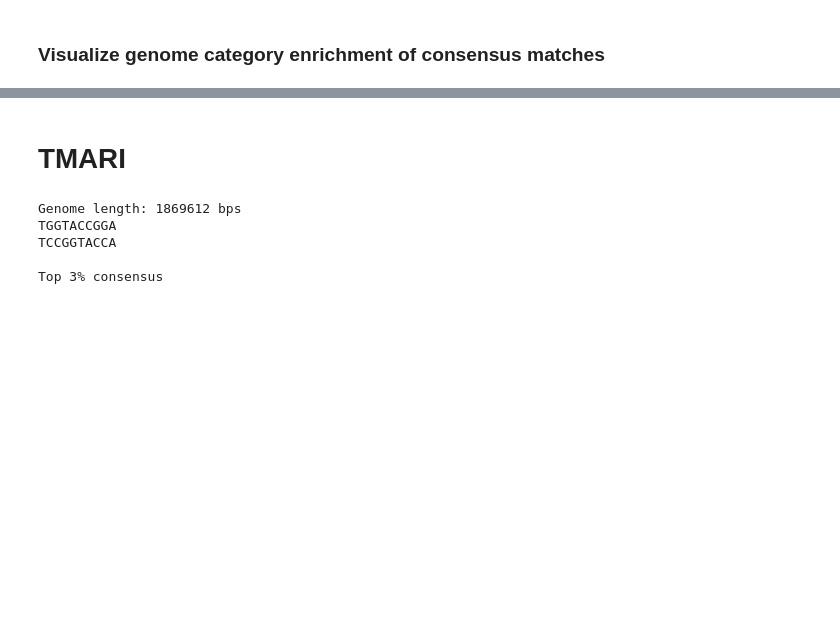
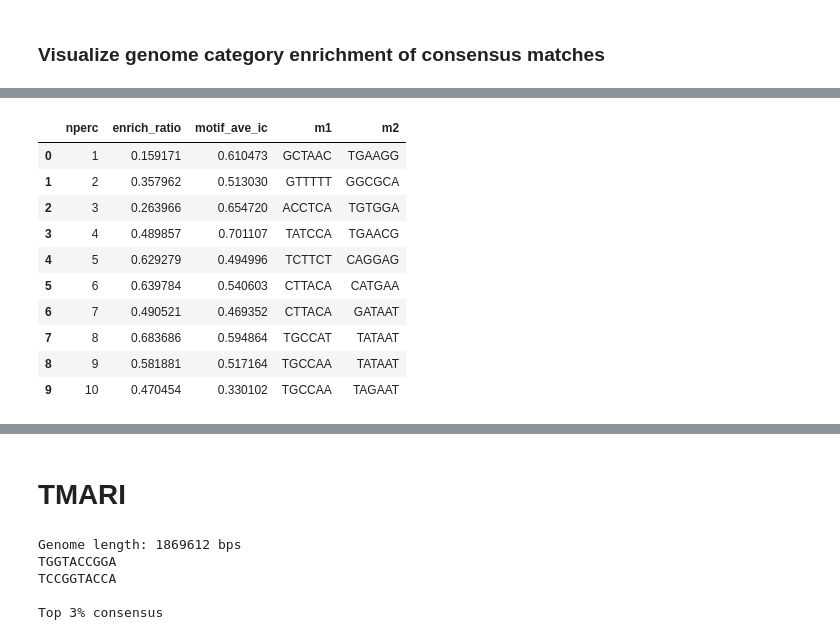
Before and after one commit to erinhwilson/promoter-id-from-rnaseq, a Jupyter notebook: tutorials/compare_consensus_predictions.ipynb, the cells around one changed output, grey strips where cells are left out. Saved outputs shown, nothing was run; the diff lists cells and outputs as text; code cells hidden in the pictures; blank space fills up the shorter version.

```diff
--- a/tutorials/compare_consensus_predictions.ipynb
+++ b/tutorials/compare_consensus_predictions.ipynb
@@ -1360,0 +422,26 @@ all_org_df.to_csv('ec_5g_bs_enrich_ic_df.tsv',index=False, sep='\t')
+# %%
+def build_enrich_ratio_df(mmcdf,motif_dict):
+    '''
+    Given a dict of biop result files, the motif match w/ category and TOP
+    motif match w/ category dfs, convert into df of enrichment ratios for
+    altair plotting
+    '''
+    data = []
+
+    for nperc in motif_dict:
+        # get IC from motif
+        (m1, m2) = motif_dict[nperc]
+        motif_ave_ic = (m1.pssm.mean() + m2.pssm.mean())/ (m1.length + m2.length)
+
+        # get enrich of matches in promoter region for this motif
+        mmcdf_n = mmcdf[mmcdf['nperc']==nperc]
+        int_mat_perc = mmcdf_n[mmcdf_n['cat'] == 'intergenic']['match_perc'].values[0]
+        d100_mat_perc = mmcdf_n[mmcdf_n['cat'] == '<100 to ATG']['match_perc'].values[0]
+        enrich_ratio = np.log2(d100_mat_perc/int_mat_perc)
+
+        row = [nperc, enrich_ratio, motif_ave_ic,''.join(m1.consensus),''.join(m2.consensus)]
+        data.append(row)
+
+
+    df = pd.DataFrame(data, columns = ['nperc','enrich_ratio','motif_ave_ic','m1','m2'])
+    return df
@@ -1360,0 +462,16 @@ all_org_df.to_csv('ec_5g_bs_enrich_ic_df.tsv',index=False, sep='\t')
+# %%
+# E. coli
+ec_enrich_df = build_enrich_ratio_df(ec_all_motif_match_cat_df, ec_motif_dict)
+ec_enrich_df
+# %% [output]
+|  | nperc | enrich_ratio | motif_ave_ic | m1 | m2 |
+| 0 | 1 | 0.159171 | 0.610473 | GCTAAC | TGAAGG |
+| 1 | 2 | 0.357962 | 0.513030 | GTTTTT | GGCGCA |
+| 2 | 3 | 0.263966 | 0.654720 | ACCTCA | TGTGGA |
+| 3 | 4 | 0.489857 | 0.701107 | TATCCA | TGAACG |
+| 4 | 5 | 0.629279 | 0.494996 | TCTTCT | CAGGAG |
+| 5 | 6 | 0.639784 | 0.540603 | CTTACA | CATGAA |
+| 6 | 7 | 0.490521 | 0.469352 | CTTACA | GATAAT |
+| 7 | 8 | 0.683686 | 0.594864 | TGCCAT | TATAAT |
+| 8 | 9 | 0.581881 | 0.517164 | TGCCAA | TATAAT |
+| 9 | 10 | 0.470454 | 0.330102 | TGCCAA | TAGAAT |
```
Also changed, not shown: parts of 101 cells of this notebook.
